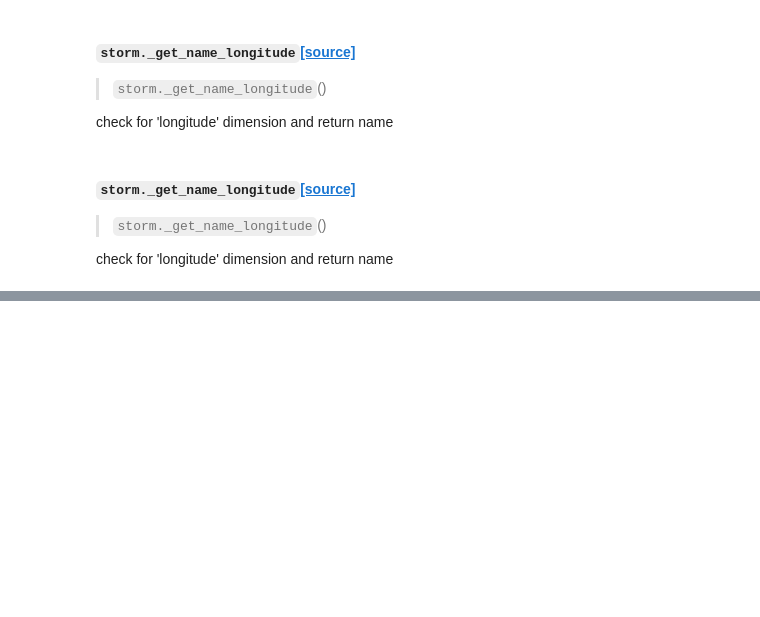
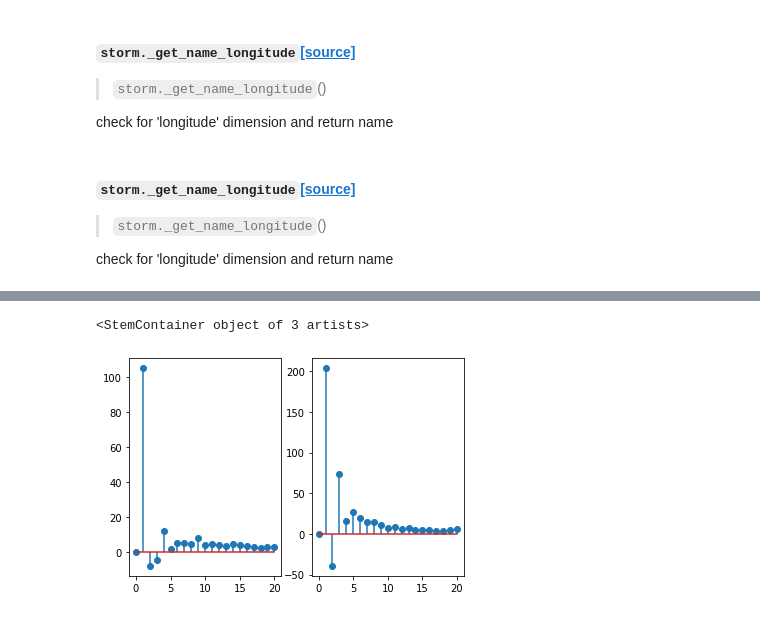
Before and after one commit to florianboergel/drcstools, a Jupyter notebook: 00_storm_object.ipynb, the cells around one changed output, grey strips where cells are left out. Drawn from its saved outputs; the diff is of its cells as text; code cells hidden in the pictures; blank space fills up the shorter version.

```diff
--- a/00_storm_object.ipynb
+++ b/00_storm_object.ipynb
@@ -451,0 +442,16 @@ check for 'longitude' dimension and return name
+# %%
+N = 20 # Number of harmonics
+result = []
+T = len(data)
+t = np.arange(T)
+for n in range(N+1):
+    an = 2/T*(data * np.cos(2*np.pi*n*t/T)).sum()
+    bn = 2/T*(data * np.sin(2*np.pi*n*t/T)).sum()
+    result.append((an, bn))
+anbn = np.array(result)
+# %%
+plt.subplot(121); plt.stem(anbn[:,0], use_line_collection=True)
+plt.subplot(122); plt.stem(anbn[:,1], use_line_collection=True)
+# %% [output]
+<StemContainer object of 3 artists>
+[figure, added]
```
Also changed, not shown: parts of 25 cells of this notebook, 10 other files.
